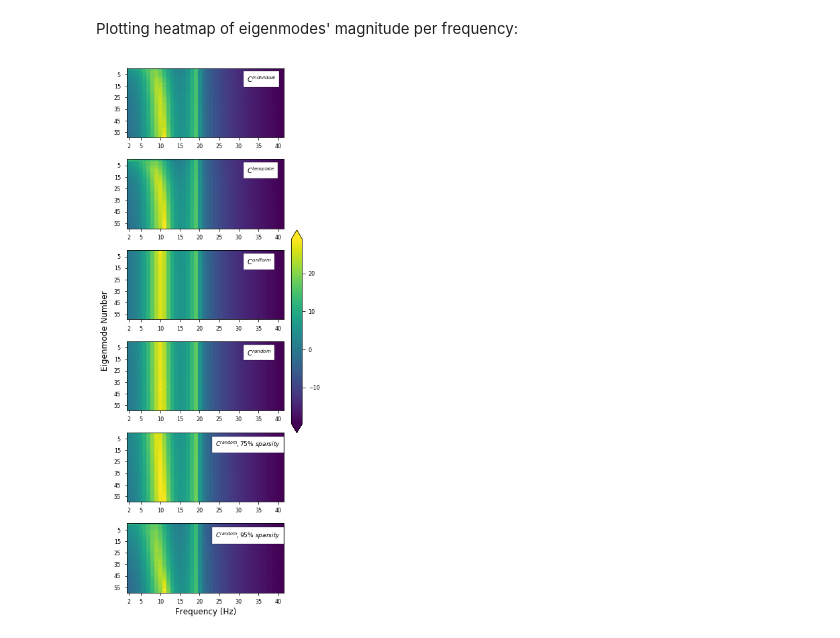
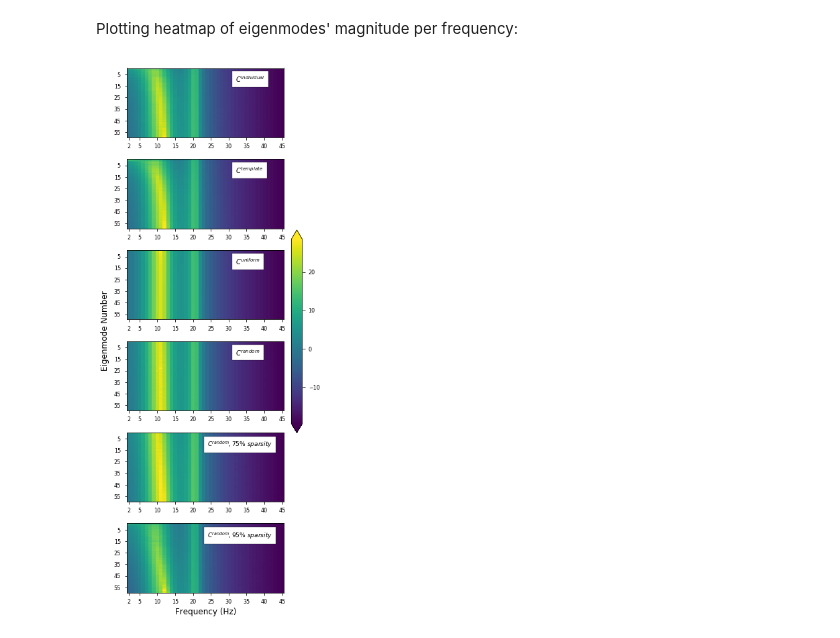
Before and after one commit to Raj-Lab-UCSF/spectrome, a Jupyter notebook: spectrome/notebooks/SGM_frequency_responses.ipynb, the cells around one changed output. Cells and saved outputs as stored; diff of their text form; code cells hidden in the pictures.

Commit message:
edited x-axis label in fig2 to reflect 2Hz shift

```diff
--- a/spectrome/notebooks/SGM_frequency_responses.ipynb
+++ b/spectrome/notebooks/SGM_frequency_responses.ipynb
@@ -67,4 +67,5 @@ first run spectral graph model to obtain eigenmodes of complex laplacian:
 #define frequency bins of interest:
 fmin = 2
 fmax = 45
-fvec = np.linspace(fmin,fmax,40)
+fvec = np.linspace(fmin,fmax,44)
+print(fvec)
@@ -122,10 +131,10 @@ Text(0, 0.5, 'Frequency (Hz)')
 ## individual connectome:
 ind_data = loadmat(hcp_dir + '/individual_subjects.mat')
 C_ind = ind_data['A_all_subjs_final'][:,:,0] # select a single subject's connectome
-perm_Julia, empty_Julia, cort_Julia = get_Julia_order()
-C_ind = C_ind[perm_Julia,:][:,perm_Julia]
-C_ind[empty_Julia,:] = 0
-C_ind[:,empty_Julia] = 0
+perm, empty, cort = individual_connectome_order()
+C_ind = C_ind[perm,:][:,perm]
+C_ind[empty,:] = 0
+C_ind[:,empty] = 0
 # create brain object
 ind_brain = Brain.Brain()
 ind_brain.add_connectome(hcp_dir)
@@ -227,55 +236,59 @@ with plt.style.context('seaborn-paper'):
 # %% [markdown]
 Plotting heatmap of eigenmodes' magnitude per frequency:
 # %%
+## the frequency axis needs to be shifted because it begins at 2 Hz, so our x-axis labels have to reflect that:
+freq_labels = [2,5,10,15,20,25,30,35,40,45]
+freq_locations = [0, 3, 8, 13, 18, 23, 28, 33, 38, 43]
+
 with plt.style.context('seaborn-paper'):
     hm, (m1,m2,m3,m4,m5,m6) = plt.subplots(6,1,figsize=(4.5,12.0))
     img = m1.imshow(ind_magdb,aspect = 'auto')
     m1.set_yticks(np.arange(5,60,10))
-    m1.xaxis.set_major_locator(plt.FixedLocator([0, 3, 8, 13, 18, 23, 28, 33, 38])) # shift axis because our frequency bin begins at 2 Hz
-    m1.set_xticklabels([2,5,10,15,20,25,30,35,40]) # re-set axis labels
+    m1.xaxis.set_major_locator(plt.FixedLocator(freq_locations)) # shift axis because our frequency bin begins at 2 Hz
+    m1.set_xticklabels(freq_labels) # re-set axis labels
     m1.text(30,12, r'$C^{individual}$', bbox = {'facecolor':'white','pad':5}, fontsize = font_size)
 
     m2.imshow(functions.mag2db(np.abs(np.transpose(freq_response[:,0:60]))),aspect = 'auto')
     m2.set_yticks(np.arange(5,60,10))
-    m2.xaxis.set_major_locator(plt.FixedLocator([0, 3, 8, 13, 18, 23, 28, 33, 38])) # shift axis because our frequency bin begins at 2 Hz
-    m2.set_xticklabels([2,5,10,15,20,25,30,35,40]) # re-set axis labels
+    m2.xaxis.set_major_locator(plt.FixedLocator(freq_locations)) # shift axis because our frequency bin begins at 2 Hz
+    m2.set_xticklabels(freq_labels) # re-set axis labels
     m2.text(30,12, r'$C^{template}$', bbox = {'facecolor':'white','pad':5}, fontsize = font_size)
 
     m3.imshow(uni_magdb,aspect = 'auto')
     m3.set_yticks(np.arange(5,60,10))
-    m3.xaxis.set_major_locator(plt.FixedLocator([0, 3, 8, 13, 18, 23, 28, 33, 38])) # shift axis because our frequency bin begins at 2 Hz
-    m3.set_xticklabels([2,5,10,15,20,25,30,35,40]) # re-set axis labels
+    m3.xaxis.set_major_locator(plt.FixedLocator(freq_locations)) # shift axis because our frequency bin begins at 2 Hz
+    m3.set_xticklabels(freq_labels) # re-set axis labels
     m3.text(30,12, r'$C^{uniform}$', bbox = {'facecolor':'white','pad':5}, fontsize = font_size)
 
     m4.imshow(r100_magdb,aspect = 'auto')
     m4.set_yticks(np.arange(5,60,10))
-    m4.xaxis.set_major_locator(plt.FixedLocator([0, 3, 8, 13, 18, 23, 28, 33, 38])) # shift axis because our frequency bin begins at 2 Hz
-    m4.set_xticklabels([2,5,10,15,20,25,30,35,40]) # re-set axis labels
+    m4.xaxis.set_major_locator(plt.FixedLocator(freq_locations)) # shift axis because our frequency bin begins at 2 Hz
+    m4.set_xticklabels(freq_labels) # re-set axis labels
     m4.text(30,12, r'$C^{random}$', bbox = {'facecolor':'white','pad':5}, fontsize = font_size)
 
     m5.imshow(r75_magdb,aspect = 'auto')
     m5.set_yticks(np.arange(5,60,10))
-    m5.xaxis.set_major_locator(plt.FixedLocator([0, 3, 8, 13, 18, 23, 28, 33, 38])) # shift axis because our frequency bin begins at 2 Hz
-    m5.set_xticklabels([2,5,10,15,20,25,30,35,40]) # re-set axis labels
+    m5.xaxis.set_major_locator(plt.FixedLocator(freq_locations)) # shift axis because our frequency bin begins at 2 Hz
+    m5.set_xticklabels(freq_labels) # re-set axis labels
     m5.text(22,12, r'$C^{random}, 75\%\ sparsity$', bbox = {'facecolor':'white','pad':5}, fontsize = font_size-1)
 
     m6.imshow(r95_magdb,aspect = 'auto')
     m6.set_yticks(np.arange(5,60,10))
-    m6.xaxis.set_major_locator(plt.FixedLocator([0, 3, 8, 13, 18, 23, 28, 33, 38])) # shift axis because our frequency bin begins at 2 Hz
-    m6.set_xticklabels([2,5,10,15,20,25,30,35,40]) # re-set axis labels
+    m6.xaxis.set_major_locator(plt.FixedLocator(freq_locations)) # shift axis because our frequency bin begins at 2 Hz
+    m6.set_xticklabels(freq_labels) # re-set axis labels
     m6.text(22,12, r'$C^{random}, 95\%\ sparsity$', bbox = {'facecolor':'white','pad':5}, fontsize = font_size-1)
     m6.set_xlabel('Frequency (Hz)', fontsize = 12)
 
     cbar_ax = hm.add_axes([0.97, 0.35, 0.05, 0.35])
     cb = hm.colorbar(img, cax = cbar_ax, extend = 'both')
     hm.add_subplot(1,1,1, frameon = False)
     plt.tick_params(labelcolor='none', top='off', bottom='off', left='off', right='off')
     plt.grid(False)
     plt.ylabel('Eigenmode Number', fontsize = 12)
 
     plt.tight_layout()
 
-    #save figure?
-    plt.savefig('spectrum_heatmap.png', dpi = 300, format = 'png', bbox_inches = 'tight')
+    ## save figure?
+    # plt.savefig('spectrum_heatmap.png', dpi = 300, format = 'png', bbox_inches = 'tight')
 # %% [output]
-[figure, old version]
+[figure, new version]
```
Also changed, not shown: parts of 5 cells of this notebook.
